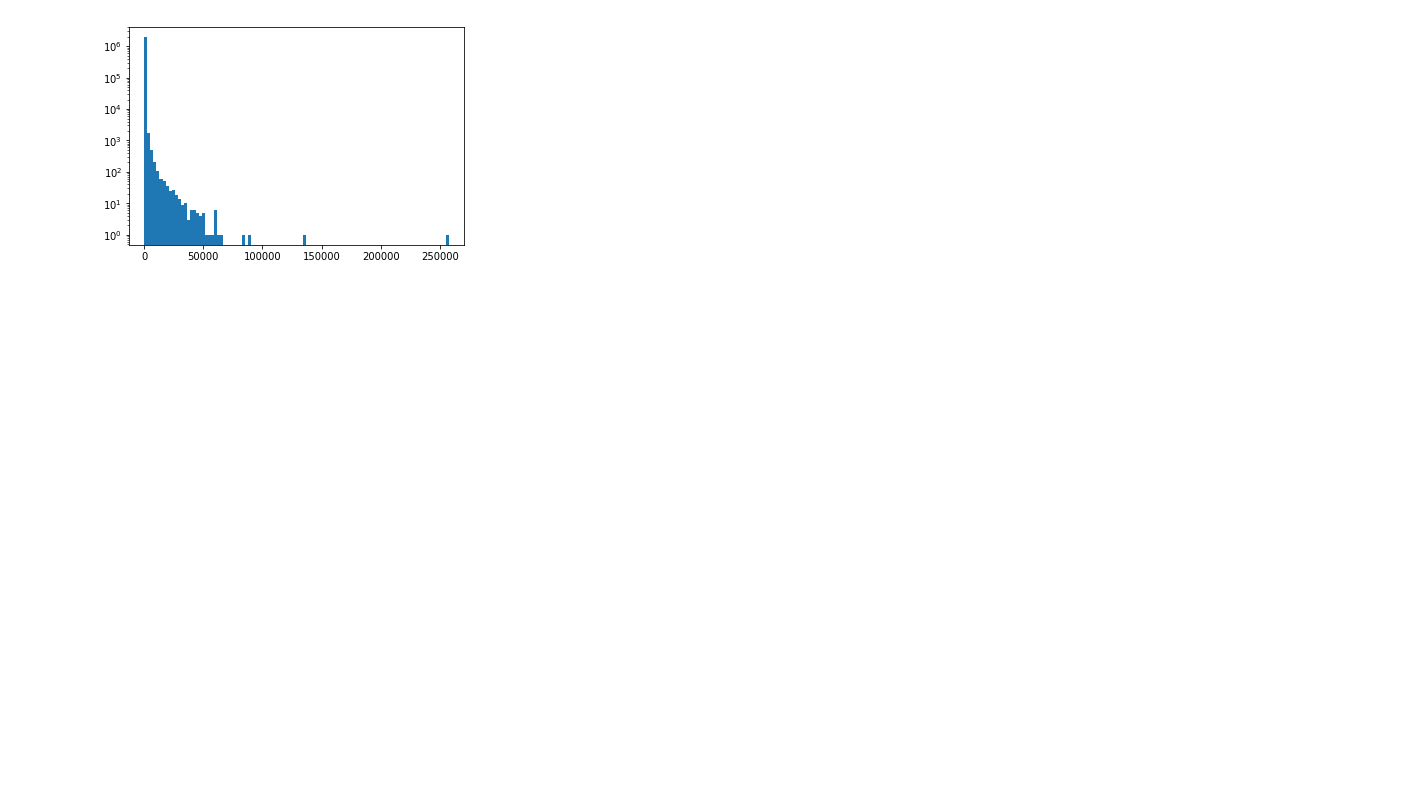
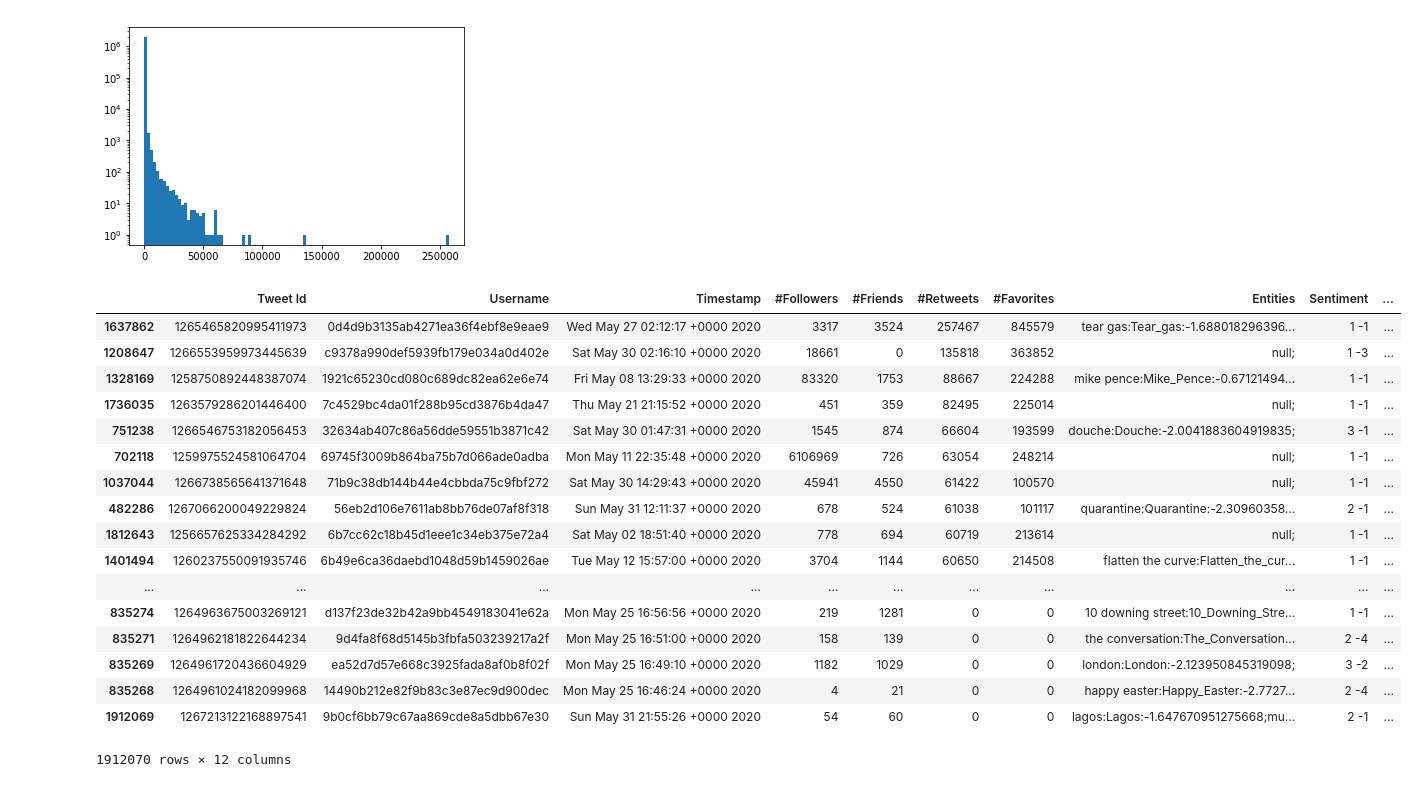
Before and after one commit to arglux/50021-ai-project, a Jupyter notebook: exploration.ipynb, the cells around one changed output. Cells and saved outputs as stored; diff of their text form; code cells hidden in the pictures; blank space fills up the shorter version.

```diff
--- a/exploration.ipynb
+++ b/exploration.ipynb
@@ -96,3 +101,24 @@ plt.hist(data['#Retweets'], log=True, bins=100)
 plt.show()
 # %% [output]
 [figure]
+# %%
+data.sort_values(by='#Retweets', ascending=False)
+# %% [output]
+|  | Tweet Id | Username | Timestamp | #Followers | #Friends | #Retweets | #Favorites | Entities | Sentiment | ... |
+| 1637862 | 1265465820995411973 | 0d4d9b3135ab4271ea36f4ebf8e9eae9 | Wed May 27 02:12:17 +0000 2020 | 3317 | 3524 | 257467 | 845579 | tear gas:Tear_gas:-1.688018296396... | 1 -1 | ... |
+| 1208647 | 1266553959973445639 | c9378a990def5939fb179e034a0d402e | Sat May 30 02:16:10 +0000 2020 | 18661 | 0 | 135818 | 363852 | null; | 1 -3 | ... |
+| 1328169 | 1258750892448387074 | 1921c65230cd080c689dc82ea62e6e74 | Fri May 08 13:29:33 +0000 2020 | 83320 | 1753 | 88667 | 224288 | mike pence:Mike_Pence:-0.67121494... | 1 -1 | ... |
+| 1736035 | 1263579286201446400 | 7c4529bc4da01f288b95cd3876b4da47 | Thu May 21 21:15:52 +0000 2020 | 451 | 359 | 82495 | 225014 | null; | 1 -1 | ... |
+| 751238 | 1266546753182056453 | 32634ab407c86a56dde59551b3871c42 | Sat May 30 01:47:31 +0000 2020 | 1545 | 874 | 66604 | 193599 | douche:Douche:-2.0041883604919835; | 3 -1 | ... |
+| 702118 | 1259975524581064704 | 69745f3009b864ba75b7d066ade0adba | Mon May 11 22:35:48 +0000 2020 | 6106969 | 726 | 63054 | 248214 | null; | 1 -1 | ... |
+| 1037044 | 1266738565641371648 | 71b9c38db144b44e4cbbda75c9fbf272 | Sat May 30 14:29:43 +0000 2020 | 45941 | 4550 | 61422 | 100570 | null; | 1 -1 | ... |
+| 482286 | 1267066200049229824 | 56eb2d106e7611ab8bb76de07af8f318 | Sun May 31 12:11:37 +0000 2020 | 678 | 524 | 61038 | 101117 | quarantine:Quarantine:-2.30960358... | 2 -1 | ... |
+| 1812643 | 1256657625334284292 | 6b7cc62c18b45d1eee1c34eb375e72a4 | Sat May 02 18:51:40 +0000 2020 | 778 | 694 | 60719 | 213614 | null; | 1 -1 | ... |
+| 1401494 | 1260237550091935746 | 6b49e6ca36daebd1048d59b1459026ae | Tue May 12 15:57:00 +0000 2020 | 3704 | 1144 | 60650 | 214508 | flatten the curve:Flatten_the_cur... | 1 -1 | ... |
+| ... | ... | ... | ... | ... | ... | ... | ... | ... | ... | ... |
+| 835274 | 1264963675003269121 | d137f23de32b42a9bb4549183041e62a | Mon May 25 16:56:56 +0000 2020 | 219 | 1281 | 0 | 0 | 10 downing street:10_Downing_Stre... | 1 -1 | ... |
+| 835271 | 1264962181822644234 | 9d4fa8f68d5145b3fbfa503239217a2f | Mon May 25 16:51:00 +0000 2020 | 158 | 139 | 0 | 0 | the conversation:The_Conversation... | 2 -4 | ... |
+| 835269 | 1264961720436604929 | ea52d7d57e668c3925fada8af0b8f02f | Mon May 25 16:49:10 +0000 2020 | 1182 | 1029 | 0 | 0 | london:London:-2.123950845319098; | 3 -2 | ... |
+| 835268 | 1264961024182099968 | 14490b212e82f9b83c3e87ec9d900dec | Mon May 25 16:46:24 +0000 2020 | 4 | 21 | 0 | 0 | happy easter:Happy_Easter:-2.7727... | 2 -4 | ... |
+| 1912069 | 1267213122168897541 | 9b0cf6bb79c67aa869cde8a5dbb67e30 | Sun May 31 21:55:26 +0000 2020 | 54 | 60 | 0 | 0 | lagos:Lagos:-1.647670951275668;mu... | 2 -1 | ... |
+1912070 rows × 12 columns
```
Also changed, not shown: parts of 2 cells of this notebook.
